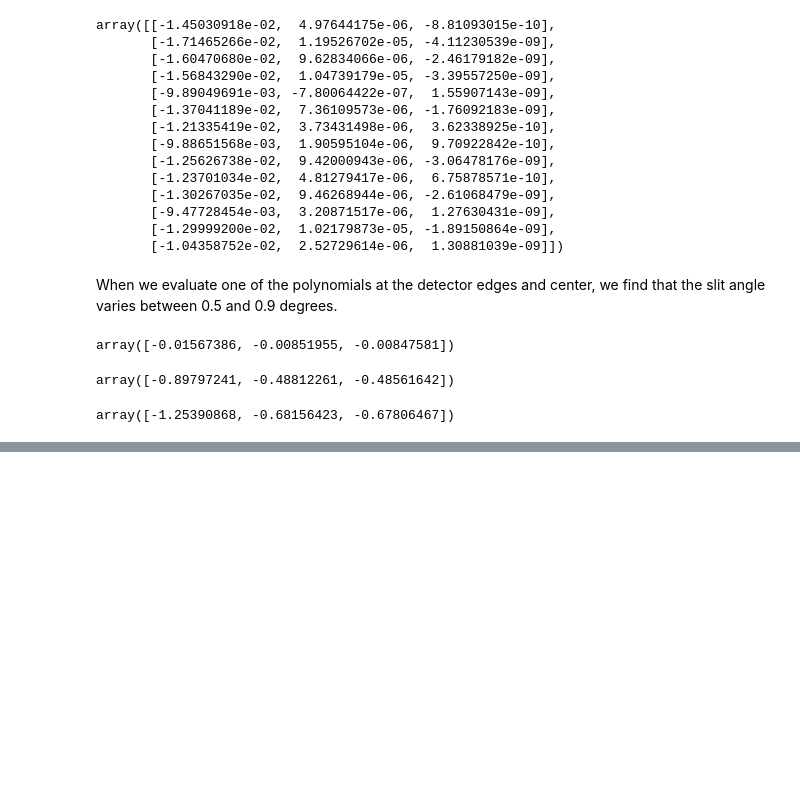
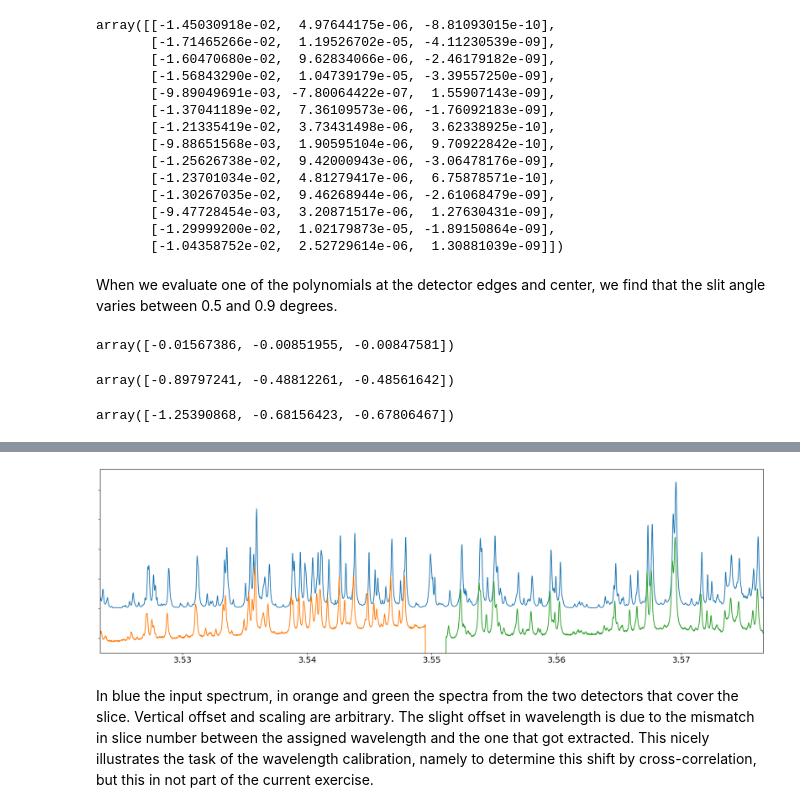
Before and after one commit to AstarVienna/CriticalAlgorithms, a Jupyter notebook: LMSdist/LMS distortion.ipynb, the cells around one changed output, grey strips where cells are left out. Saved outputs shown, nothing was run; the diff lists cells and outputs as text; code cells hidden in the pictures; blank space fills up the shorter version.

```diff
--- a/LMSdist/LMS distortion.ipynb
+++ b/LMSdist/LMS distortion.ipynb
@@ -79,0 +97,6 @@ array([-1.25390868, -0.68156423, -0.67806467])
+# %%
+display(Image(filename='lms_skyrecover.png'))
+# %% [output]
+[figure, added]
+# %% [markdown]
+In blue the input spectrum, in orange and green the spectra from the two detectors that cover the slice. Vertical offset and scaling are arbitrary. The slight offset in wavelength is due to the mismatch in slice number between the assigned wavelength and the one that got extracted. This nicely illustrates the task of the wavelength calibration, namely to determine this shift by cross-correlation, but this in not part of the current exercise.
```
Also changed, not shown: parts of 9 cells of this notebook.
